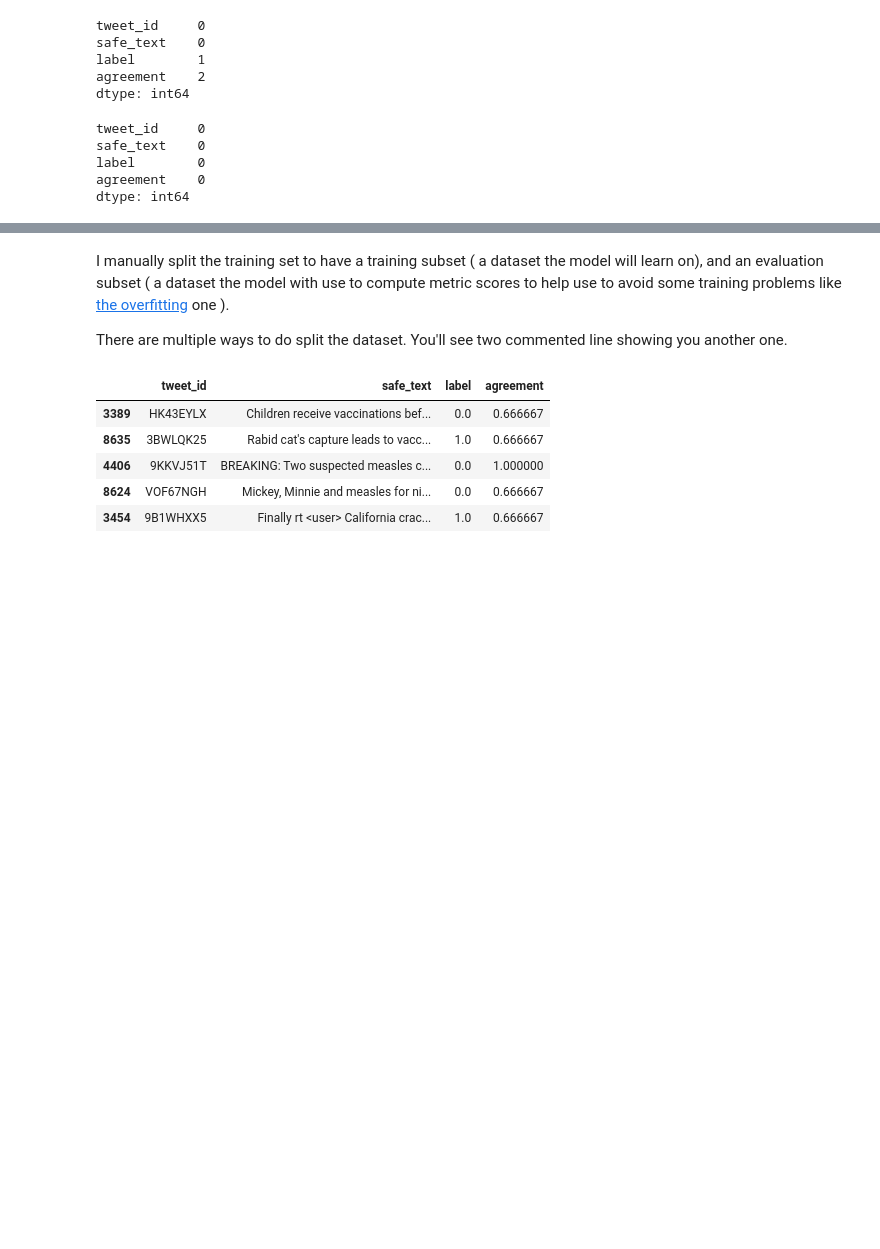
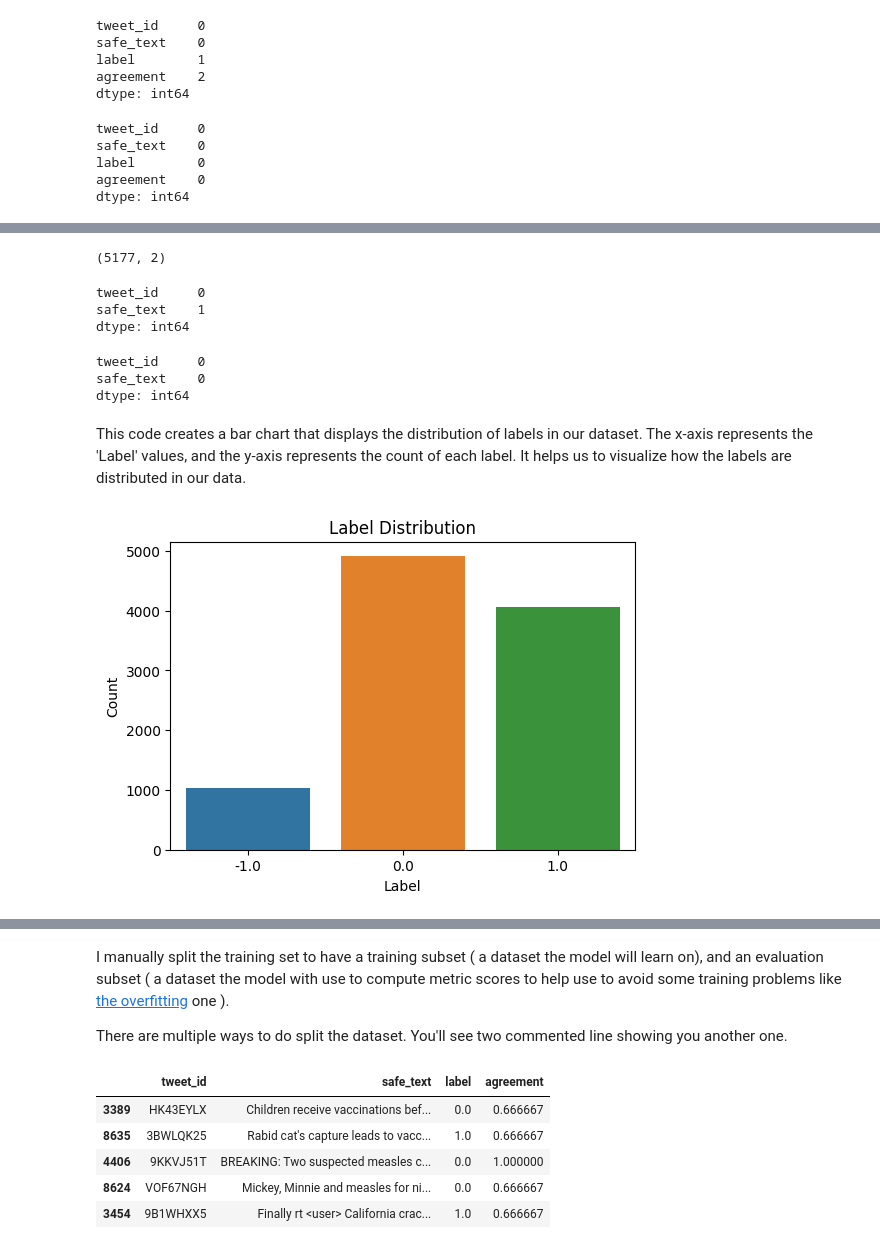
Before and after one commit to Israel-Anaba/Sentiment-Analysis-using-NLP, a Jupyter notebook: dev folder/Fine_tuning_Hugging_face_text_classification_model_R1.ipynb, the cells around one changed output, grey strips where cells are left out. Cells and saved outputs as stored; diff of their text form; code cells hidden in the pictures; blank space fills up the shorter version.

```diff
--- a/dev folder/Fine_tuning_Hugging_face_text_classification_model_R1.ipynb
+++ b/dev folder/Fine_tuning_Hugging_face_text_classification_model_R1.ipynb
@@ -42,6 +85,8 @@ os.environ["WANDB_DISABLED"] = "true"
 # %%
 # Load the dataset and display some values
-df = pd.read_csv('/content/Asset/Train.csv')
+df = pd.read_csv('/content/Sentiment-Analysis-using-NLP/asset/Train.csv')
+
+test = pd.read_csv('/content/Sentiment-Analysis-using-NLP/asset/Test.csv')
 # %%
 df.head()
 # %% [output]
@@ -116,0 +171,10 @@ dtype: int64
+# %%
+test.shape
+# %% [output]
+(5177, 2)
+# %%
+test.isna().sum()
+# %% [output]
+tweet_id     0
+safe_text    1
+dtype: int64
@@ -116,0 +184,17 @@ dtype: int64
+# %%
+test.isna().sum()
+# %% [output]
+tweet_id     0
+safe_text    0
+dtype: int64
+# %% [markdown]
+This code creates a bar chart that displays the distribution of labels in our dataset. The x-axis represents the 'Label' values, and the y-axis represents the count of each label. It helps us to visualize how the labels are distributed in our data.
+# %%
+plt.figure(figsize=(6, 4))
+sns.countplot(x='label', data=df)
+plt.xlabel('Label')
+plt.ylabel('Count')
+plt.title('Label Distribution')
+plt.show()
+# %% [output]
+[figure, added]
```
Also changed, not shown: parts of 35 cells of this notebook.
